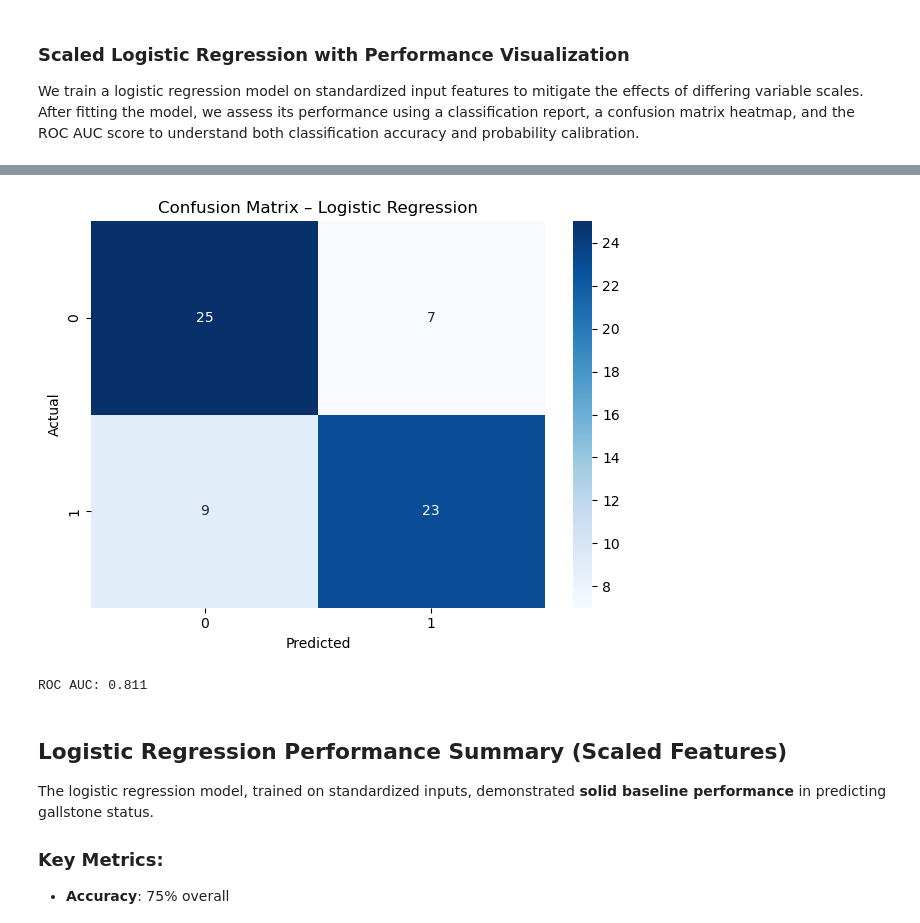
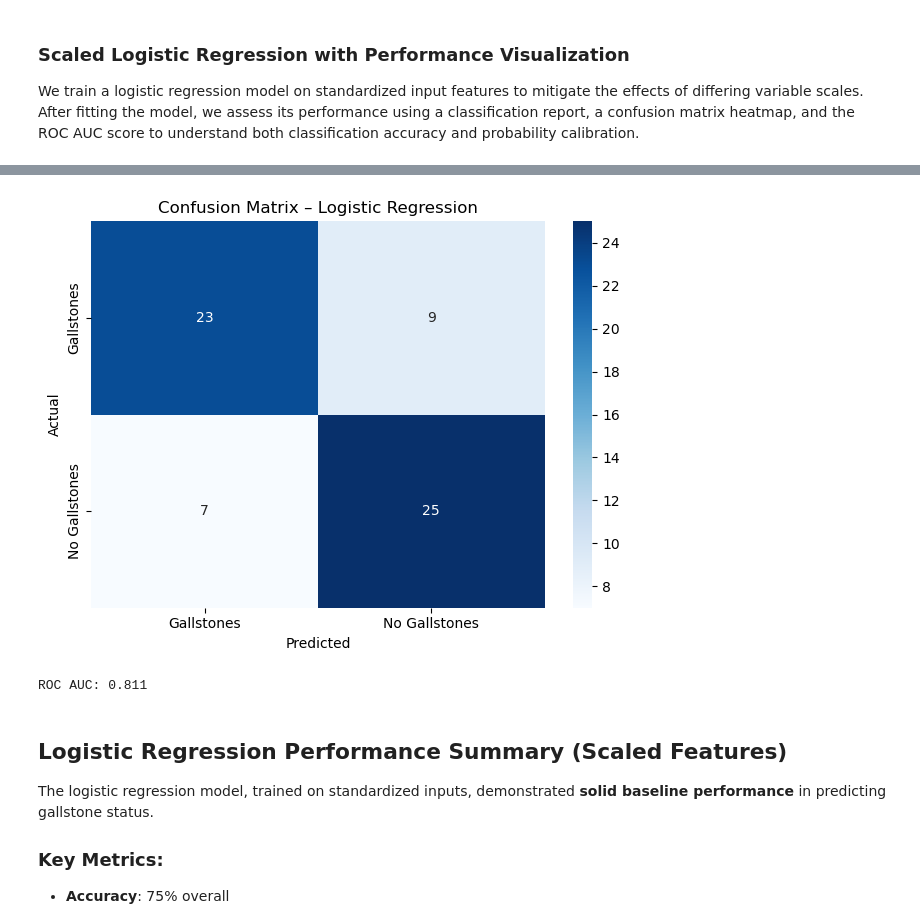
Before and after one commit to flyboi96/HCMLE, a Jupyter notebook: block5_mini_project/notebooks/day4_modeling.ipynb, the cells around one changed output, grey strips where cells are left out. Cells and saved outputs as stored; diff of their text form; code cells hidden in the pictures.

Commit message:
feat: evaluate and compare model performance using metrics and visualizations (Day 5)

```diff
--- a/block5_mini_project/notebooks/day4_modeling.ipynb
+++ b/block5_mini_project/notebooks/day4_modeling.ipynb
@@ -87,9 +87,10 @@ We split the cleaned dataset into an 80/20 training and testing set using `train
 # %%
 from sklearn.model_selection import train_test_split
 
-# Define features and target
-X = df.drop(columns=["has_gallstones"])
-y = df["has_gallstones"]
+# Define target and features
+target = "has_gallstones"
+y = df[target].replace({1: "Gallstones", 0: "No Gallstones"})
+X = df.drop(columns=[target])
 
 # Stratified train/test split (preserves class distribution)
 X_train, X_test, y_train, y_test = train_test_split(
@@ -339,10 +340,6 @@ from sklearn.metrics import classification_report, confusion_matrix, roc_auc_sco
 import matplotlib.pyplot as plt
 import seaborn as sns
 from sklearn.preprocessing import StandardScaler
-
-# Flip labels so 'Gallstones' becomes the positive class
-y_train_binary = (y_train == 'Gallstones').astype(int)
-y_test_binary = (y_test == 'Gallstones').astype(int)
 
 # Scale features
 scaler = StandardScaler()
@@ -351,7 +348,7 @@ X_test_scaled = scaler.transform(X_test_reduced)
 
 # Fit logistic regression on scaled data
 logreg = LogisticRegression(max_iter=1000, random_state=42)
-logreg.fit(X_train_scaled, y_train_binary)
+logreg.fit(X_train_scaled, y_train)
 
 # Predict
 y_pred = logreg.predict(X_test_scaled)
@@ -359,11 +356,11 @@ y_proba = logreg.predict_proba(X_test_scaled)[:, 1]
 
 # Classification report
 print("Classification Report:")
-print(classification_report(y_test_binary, y_pred))
+print(classification_report(y_test, y_pred))
 
 # Confusion matrix
 print("\nConfusion Matrix:")
-cm = confusion_matrix(y_test_binary, y_pred)
+cm = confusion_matrix(y_test, y_pred)
 sns.heatmap(cm, annot=True, fmt="d", cmap="Blues",
             xticklabels=logreg.classes_, yticklabels=logreg.classes_)
 plt.xlabel("Predicted")
@@ -373,7 +370,7 @@ plt.tight_layout()
 plt.show()
 
 # ROC AUC
-roc_auc = roc_auc_score(y_test_binary, y_proba)
+roc_auc = roc_auc_score(y_test, y_proba)
 print(f"ROC AUC: {roc_auc:.3f}")
 # %% [output]
 Classification Report:
@@ -388,7 +385,7 @@ weighted avg       0.75      0.75      0.75        64
 
 
 Confusion Matrix:
-[figure, old version]
+[figure, new version]
 ROC AUC: 0.811
 # %% [markdown]
 ## Logistic Regression Performance Summary (Scaled Features)
```
Also changed, not shown: parts of 2 cells of this notebook, 5 other files.
